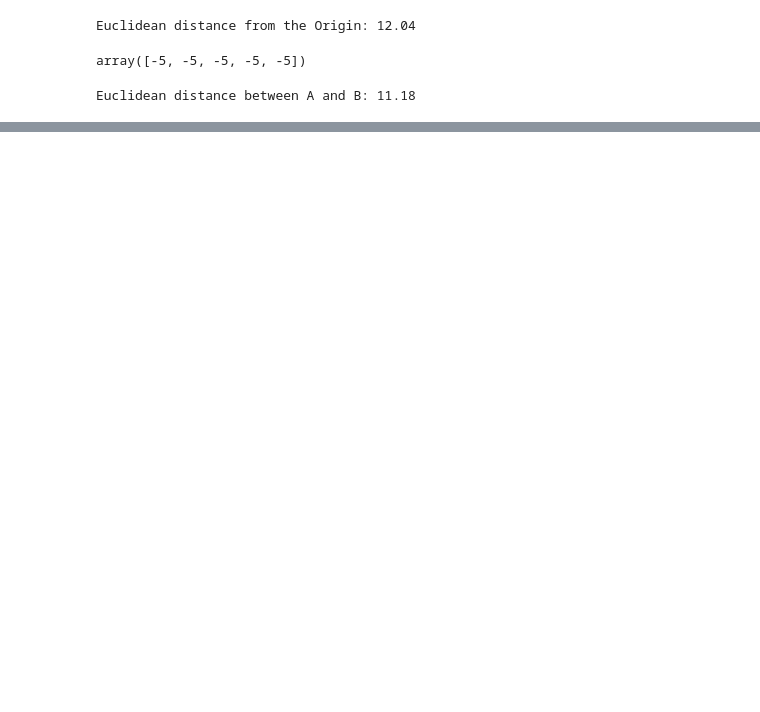
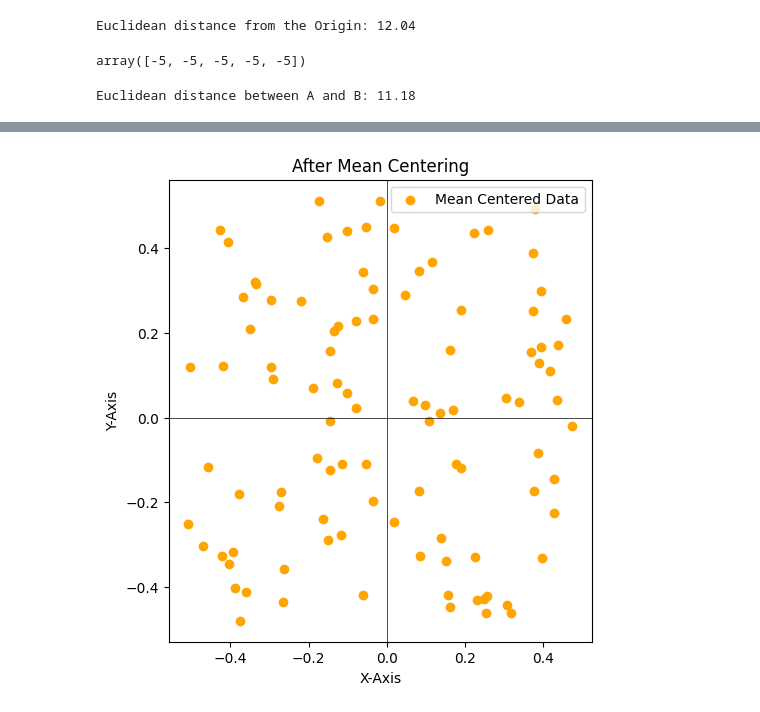
Before and after one commit to Apurba1903/Linear_Algebra, a Jupyter notebook: vectors.ipynb, the cells around one changed output, grey strips where cells are left out. Saved outputs shown, nothing was run; the diff lists cells and outputs as text; code cells hidden in the pictures; blank space fills up the shorter version.

```diff
--- a/vectors.ipynb
+++ b/vectors.ipynb
@@ -107,0 +129,17 @@ The class of the nearest neighbor is:  0
+# %%
+# Plot the mean-centered data
+
+plt.figure(figsize=(12, 6))
+
+plt.subplot(1, 2, 2)
+plt.scatter(centered_data[:, 0], centered_data[:, 1], label="Mean Centered Data", color="orange")
+plt.xlabel("X-Axis")
+plt.ylabel("Y-Axis")
+plt.title("After Mean Centering")
+plt.axhline(0, color="black", linewidth=0.5)
+plt.axvline(0, color="black", linewidth=0.5)
+plt.legend()
+
+plt.show()
+# %% [output]
+[figure, added]
```
Also changed, not shown: parts of 18 cells of this notebook.
